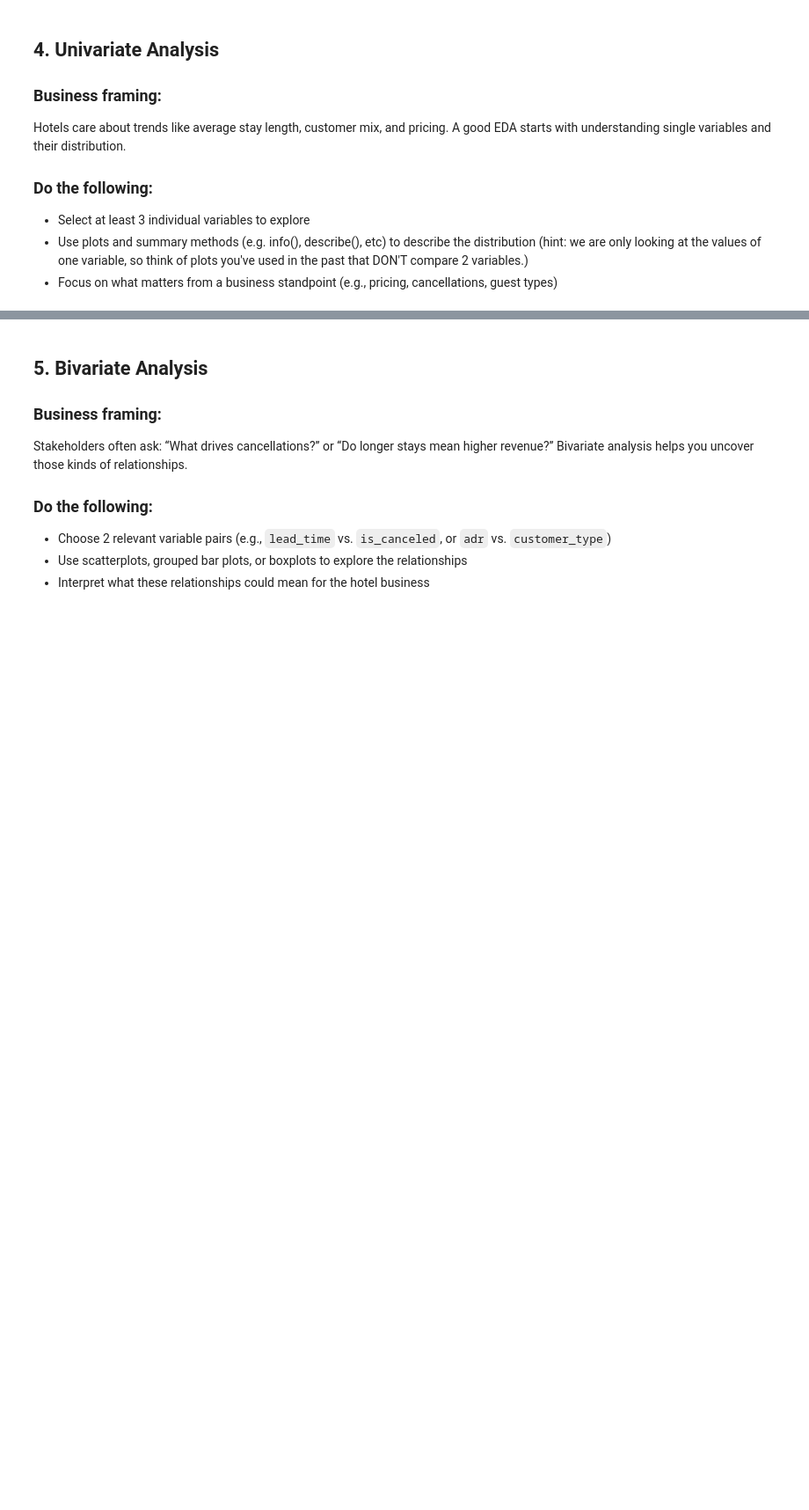
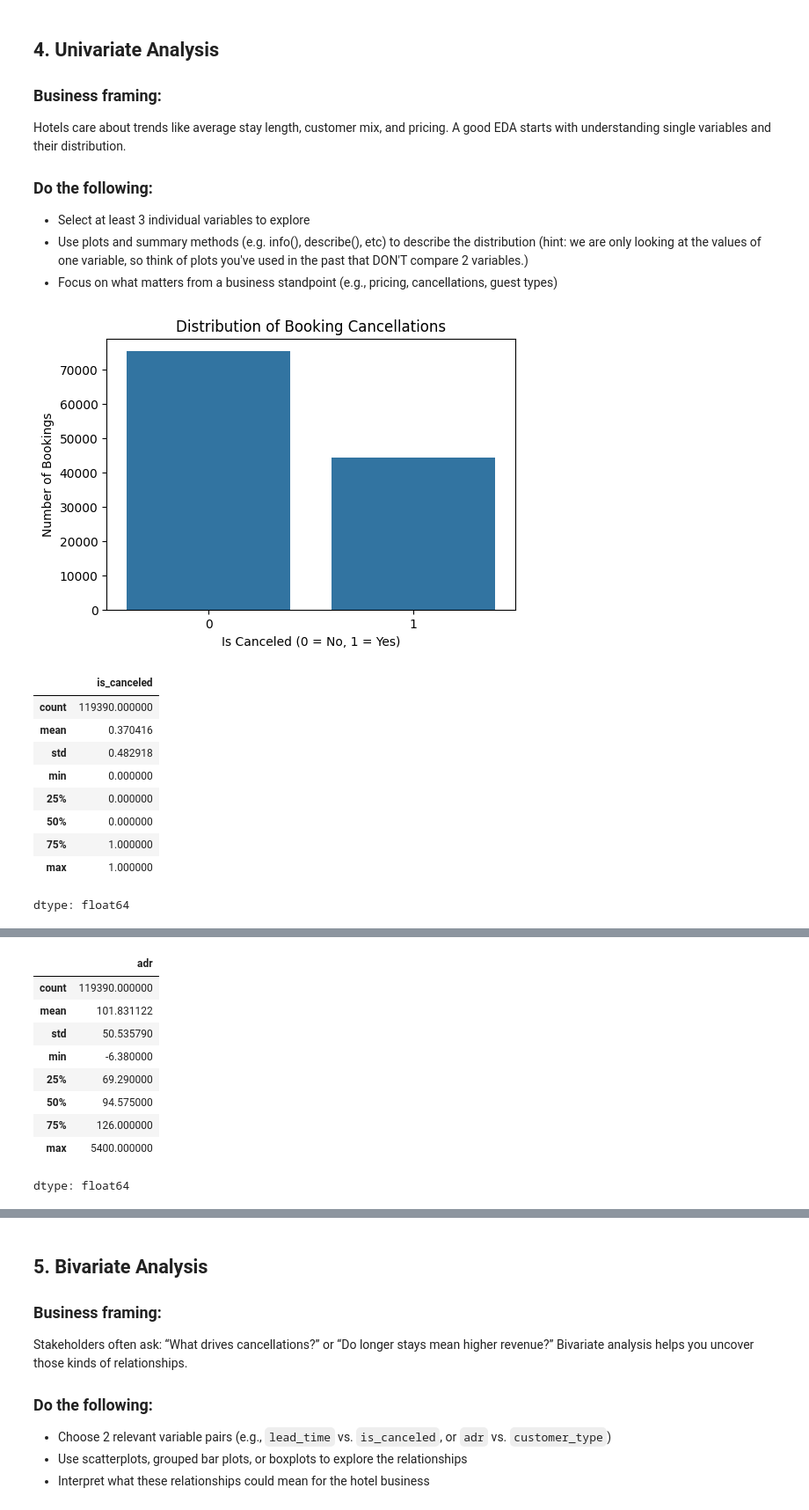
Before and after one commit to thornton330j/IS-4487, a Jupyter notebook: Assignments/assignment_05_ThorntonJackson.ipynb, the cells around one changed output, grey strips where cells are left out. Shown at 88% size. Saved outputs shown, nothing was run; the diff lists cells and outputs as text; code cells hidden in the pictures; blank space fills up the shorter version.

```diff
--- a/Assignments/assignment_05_ThorntonJackson.ipynb
+++ b/Assignments/assignment_05_ThorntonJackson.ipynb
@@ -149,0 +206,42 @@ Hotels care about trends like average stay length, customer mix, and pricing. A
+# %%
+# 1. Countplot for cancellations
+plt.figure(figsize=(6, 4))
+sns.countplot(data=df, x='is_canceled')
+plt.title('Distribution of Booking Cancellations')
+plt.xlabel('Is Canceled (0 = No, 1 = Yes)')
+plt.ylabel('Number of Bookings')
+plt.show()
+display(df['is_canceled'].describe())
+
+
+# 2. Histogram of average daily rate
+plt.figure(figsize=(10, 6))
+sns.histplot(df['adr'], bins=50, kde=True)
+plt.title('Distribution of Average Daily Rate (ADR)')
+plt.xlabel('Average Daily Rate')
+plt.ylabel('Frequency')
+# Limit the chart due to outliers
+plt.xlim(0, 400)
+plt.show()
+# Get a description, because there seems to be an extreme outlier
+display(df['adr'].describe())
+
+# 3. Countplot customer type
+plt.figure(figsize=(8, 5))
+sns.countplot(data=df, x='customer_type')
+plt.title('Distribution of Customer Types')
+plt.xlabel('Customer Type')
+plt.ylabel('Number of Bookings')
+plt.show()
+# %% [output]
+[figure, added]
+|  | is_canceled |
+| count | 119390.000000 |
+| mean | 0.370416 |
+| std | 0.482918 |
+| min | 0.000000 |
+| 25% | 0.000000 |
+| 50% | 0.000000 |
+| 75% | 1.000000 |
+| max | 1.000000 |
+dtype: float64
@@ -149,0 +249,10 @@ Hotels care about trends like average stay length, customer mix, and pricing. A
+|  | adr |
+| count | 119390.000000 |
+| mean | 101.831122 |
+| std | 50.535790 |
+| min | -6.380000 |
+| 25% | 69.290000 |
+| 50% | 94.575000 |
+| 75% | 126.000000 |
+| max | 5400.000000 |
+dtype: float64
```
Also changed, not shown: parts of 14 cells of this notebook.
